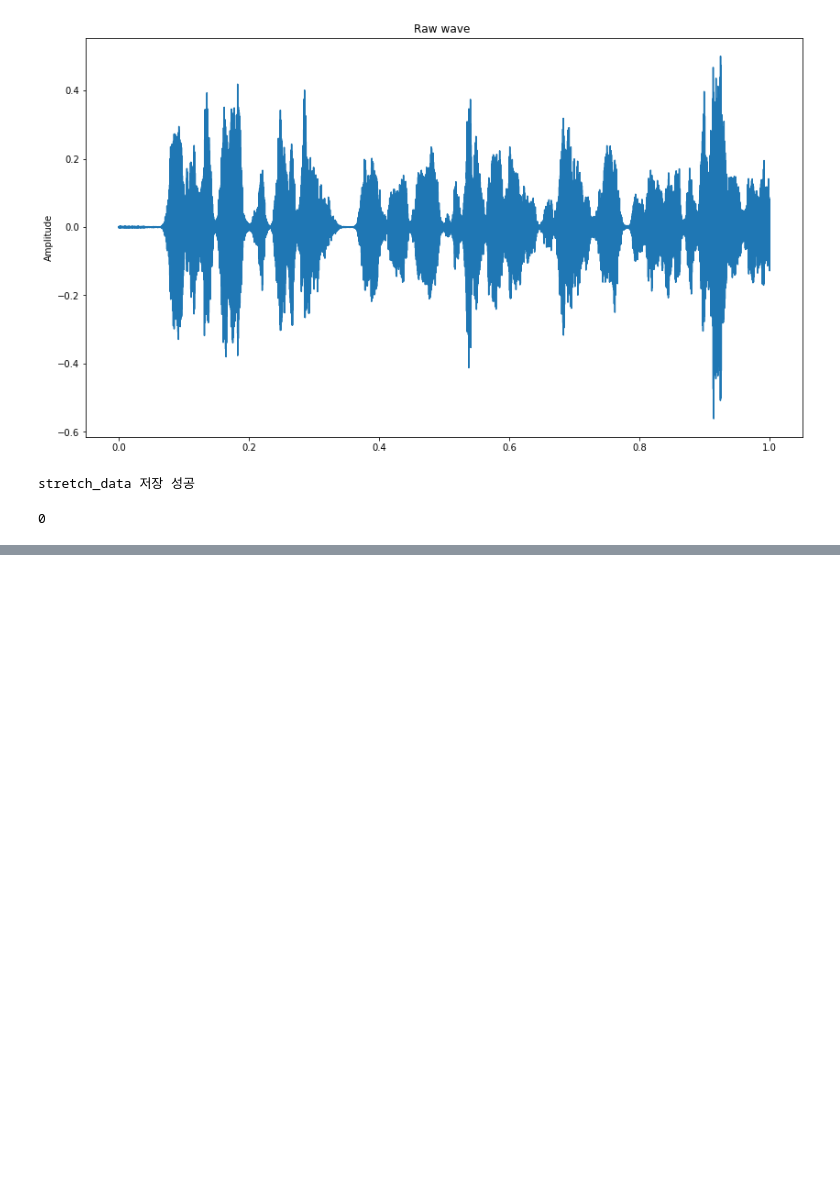
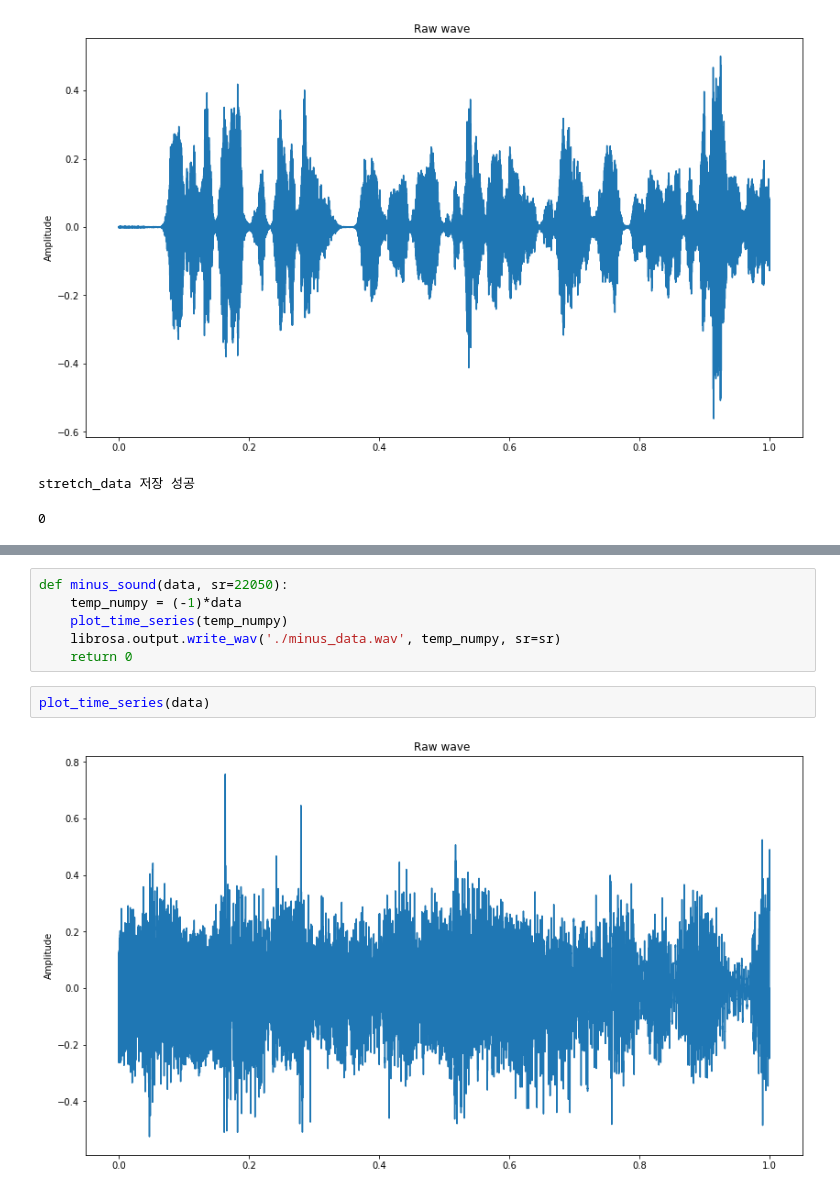
Before and after one commit to solalala-12/Singing-Voice-Conversion, a Jupyter notebook: Preprocessing/data_augmentation.ipynb, the cells around one changed output, grey strips where cells are left out. Cells and saved outputs as stored; diff of their text form; blank space fills up the shorter version.

Commit message:
add minus and reverse

```diff
--- a/Preprocessing/data_augmentation.ipynb
+++ b/Preprocessing/data_augmentation.ipynb
@@ -79,0 +89,10 @@ stretch_data 저장 성공
+# %%
+def minus_sound(data, sr=22050):
+    temp_numpy = (-1)*data
+    plot_time_series(temp_numpy)
+    librosa.output.write_wav('./minus_data.wav', temp_numpy, sr=sr)
+    return 0
+# %%
+plot_time_series(data)
+# %% [output]
+[figure, added]
```
Also changed, not shown: parts of 4 cells of this notebook.
